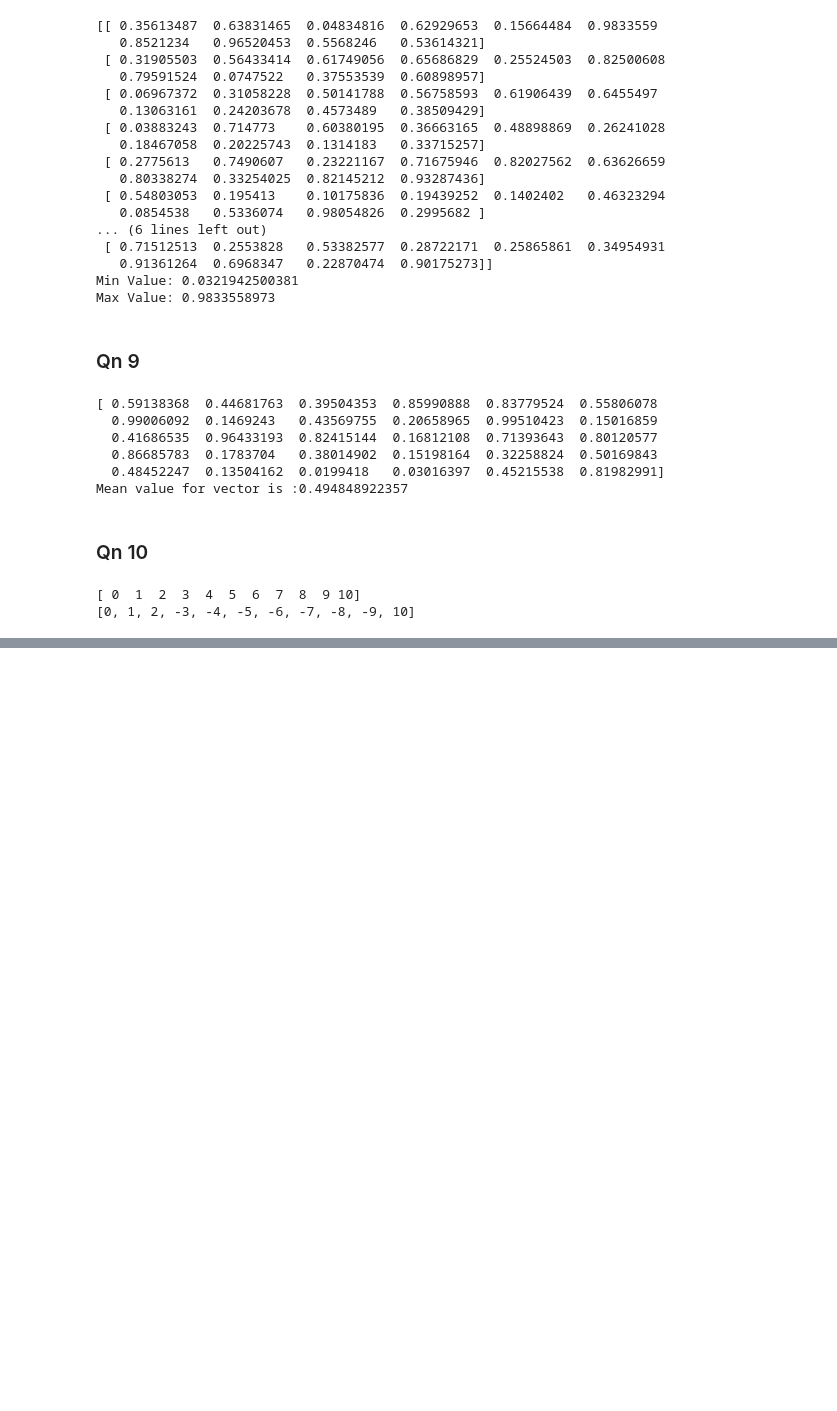
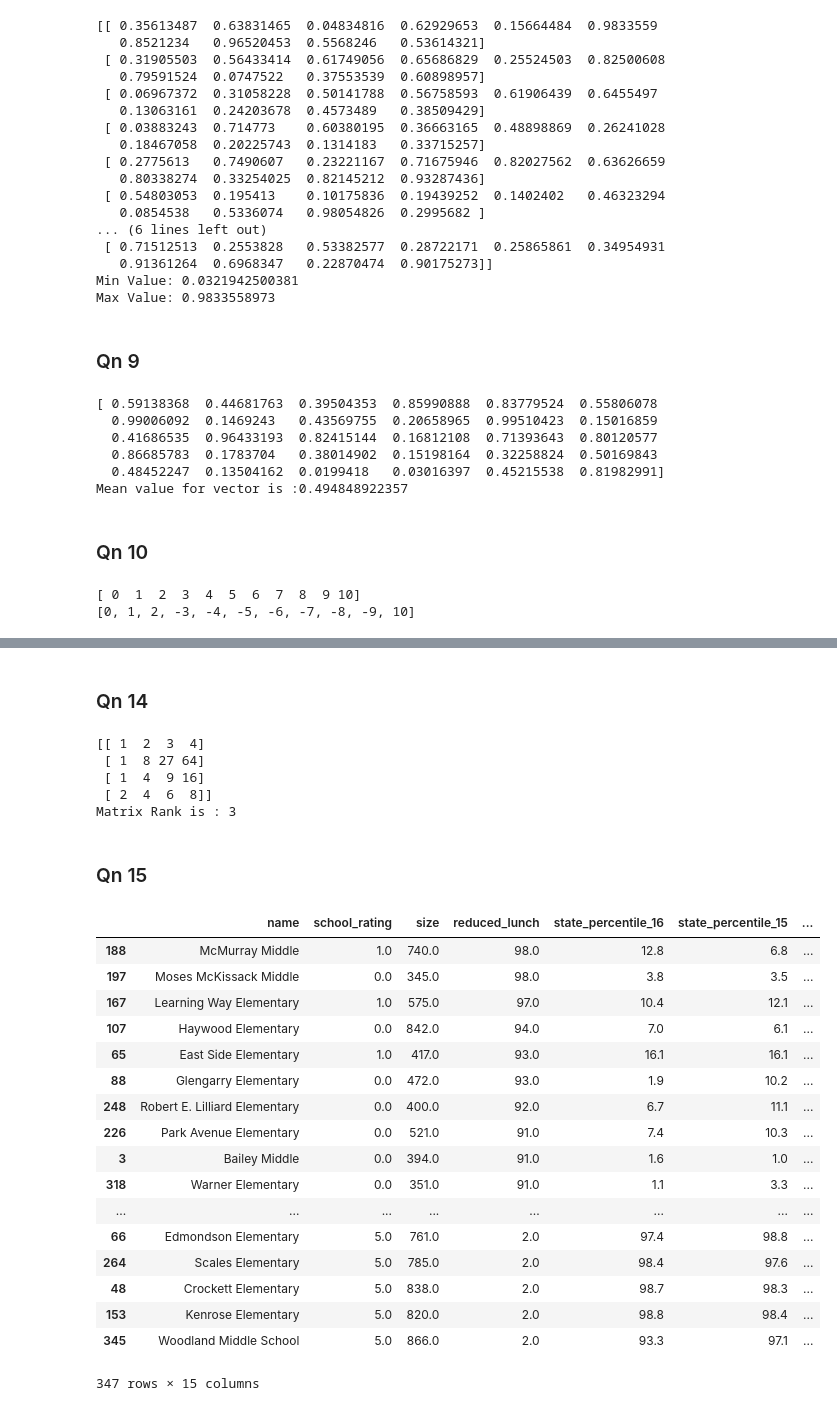
Before and after one commit to rajeshkancharla/edureka_gen_ai, a Jupyter notebook: 05_Numpy_CaseStudy_1.ipynb, the cells around one changed output, grey strips where cells are left out. Saved outputs shown, nothing was run; the diff lists cells and outputs as text; code cells hidden in the pictures; blank space fills up the shorter version.

```diff
--- a/05_Numpy_CaseStudy_1.ipynb
+++ b/05_Numpy_CaseStudy_1.ipynb
@@ -162,0 +229,43 @@ print(op_list)
+# %% [markdown]
+### Qn 14
+# %%
+import numpy as np
+a = np.array([[1,2,3,4],[1,8,27,64],[1,4,9,16],[2,4,6,8]])
+print(a)
+print("Matrix Rank is :", np.linalg.matrix_rank(a))
+# %% [output]
+[[ 1  2  3  4]
+ [ 1  8 27 64]
+ [ 1  4  9 16]
+ [ 2  4  6  8]]
+Matrix Rank is : 3
+# %% [markdown]
+### Qn 15
+# %%
+from IPython.display import display
+import pandas as pd
+import numpy as np
+df = pd.read_csv("C:/Users/Rajesh/Edureka/05_numpy_pandas/middle_tn_schools.csv")
+#display(df)
+
+sorted_df = df.sort_values(by = ['reduced_lunch'], ascending = False)
+display(sorted_df)
+# %% [output]
+|  | name | school_rating | size | reduced_lunch | state_percentile_16 | state_percentile_15 | ... |
+| 188 | McMurray Middle | 1.0 | 740.0 | 98.0 | 12.8 | 6.8 | ... |
+| 197 | Moses McKissack Middle | 0.0 | 345.0 | 98.0 | 3.8 | 3.5 | ... |
+| 167 | Learning Way Elementary | 1.0 | 575.0 | 97.0 | 10.4 | 12.1 | ... |
+| 107 | Haywood Elementary | 0.0 | 842.0 | 94.0 | 7.0 | 6.1 | ... |
+| 65 | East Side Elementary | 1.0 | 417.0 | 93.0 | 16.1 | 16.1 | ... |
+| 88 | Glengarry Elementary | 0.0 | 472.0 | 93.0 | 1.9 | 10.2 | ... |
+| 248 | Robert E. Lilliard Elementary | 0.0 | 400.0 | 92.0 | 6.7 | 11.1 | ... |
+| 226 | Park Avenue Elementary | 0.0 | 521.0 | 91.0 | 7.4 | 10.3 | ... |
+| 3 | Bailey Middle | 0.0 | 394.0 | 91.0 | 1.6 | 1.0 | ... |
+| 318 | Warner Elementary | 0.0 | 351.0 | 91.0 | 1.1 | 3.3 | ... |
+| ... | ... | ... | ... | ... | ... | ... | ... |
+| 66 | Edmondson Elementary | 5.0 | 761.0 | 2.0 | 97.4 | 98.8 | ... |
+| 264 | Scales Elementary | 5.0 | 785.0 | 2.0 | 98.4 | 97.6 | ... |
+| 48 | Crockett Elementary | 5.0 | 838.0 | 2.0 | 98.7 | 98.3 | ... |
+| 153 | Kenrose Elementary | 5.0 | 820.0 | 2.0 | 98.8 | 98.4 | ... |
+| 345 | Woodland Middle School | 5.0 | 866.0 | 2.0 | 93.3 | 97.1 | ... |
+347 rows × 15 columns
```
Also changed, not shown: parts of 8 cells of this notebook.
